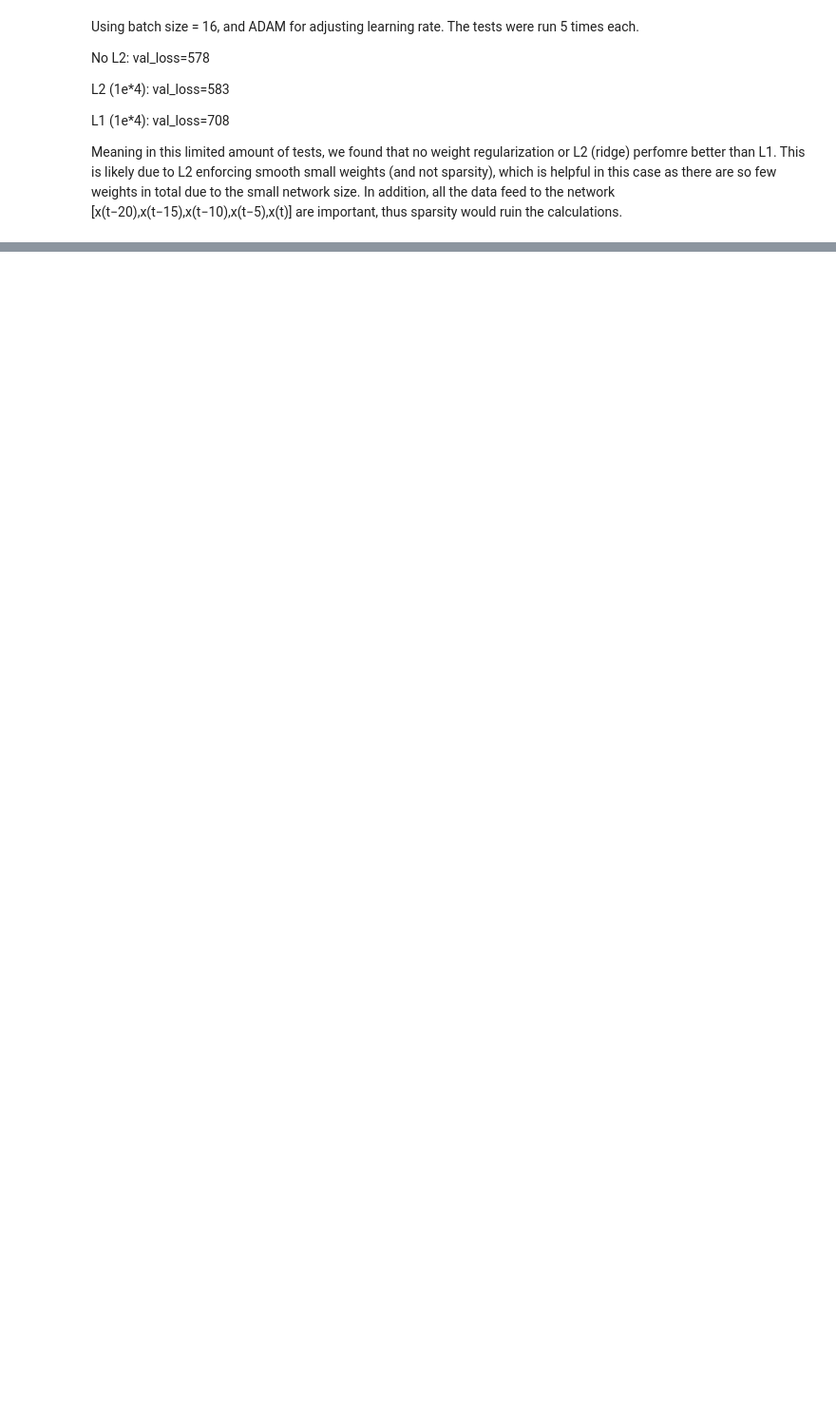
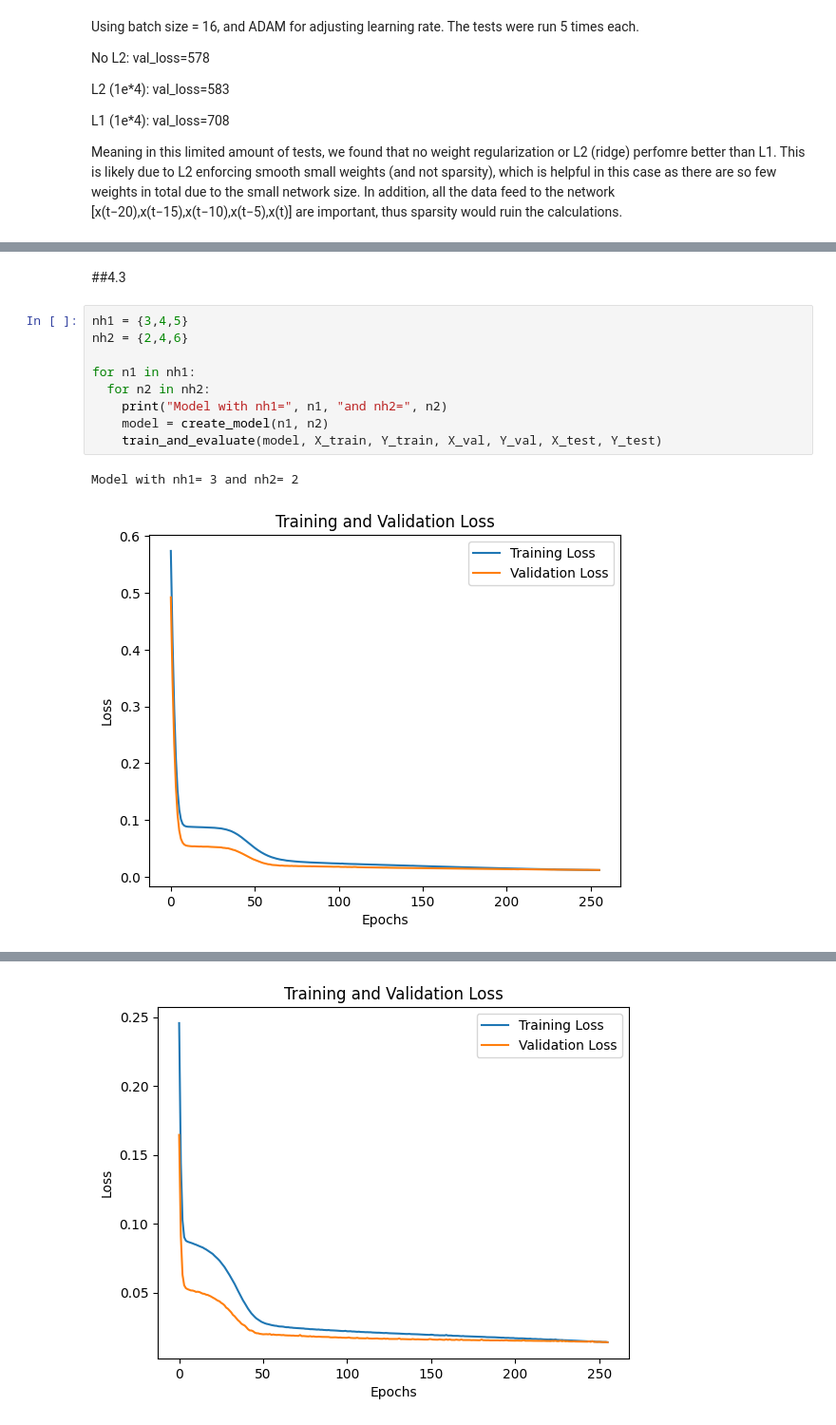
Before and after one commit to Ton3t3/DD2437, a Jupyter notebook: lab_1b/lab_1b_part_two.ipynb, the cells around one changed output, grey strips where cells are left out. Shown at 95% size. Drawn from its saved outputs; the diff is of its cells as text; blank space fills up the shorter version.

```diff
--- a/lab_1b/lab_1b_part_two.ipynb
+++ b/lab_1b/lab_1b_part_two.ipynb
@@ -178,0 +239,14 @@ Meaning in this limited amount of tests, we found that no weight regularization
+# %% [markdown]
+##4.3
+# %%
+nh1 = {3,4,5}
+nh2 = {2,4,6}
+
+for n1 in nh1:
+  for n2 in nh2:
+    print("Model with nh1=", n1, "and nh2=", n2)
+    model = create_model(n1, n2)
+    train_and_evaluate(model, X_train, Y_train, X_val, Y_val, X_test, Y_test)
+# %% [output]
+Model with nh1= 3 and nh2= 2
+[figure, added]
@@ -178,0 +256 @@ Meaning in this limited amount of tests, we found that no weight regularization
+[figure, added]
```
Also changed, not shown: parts of 18 cells of this notebook.
